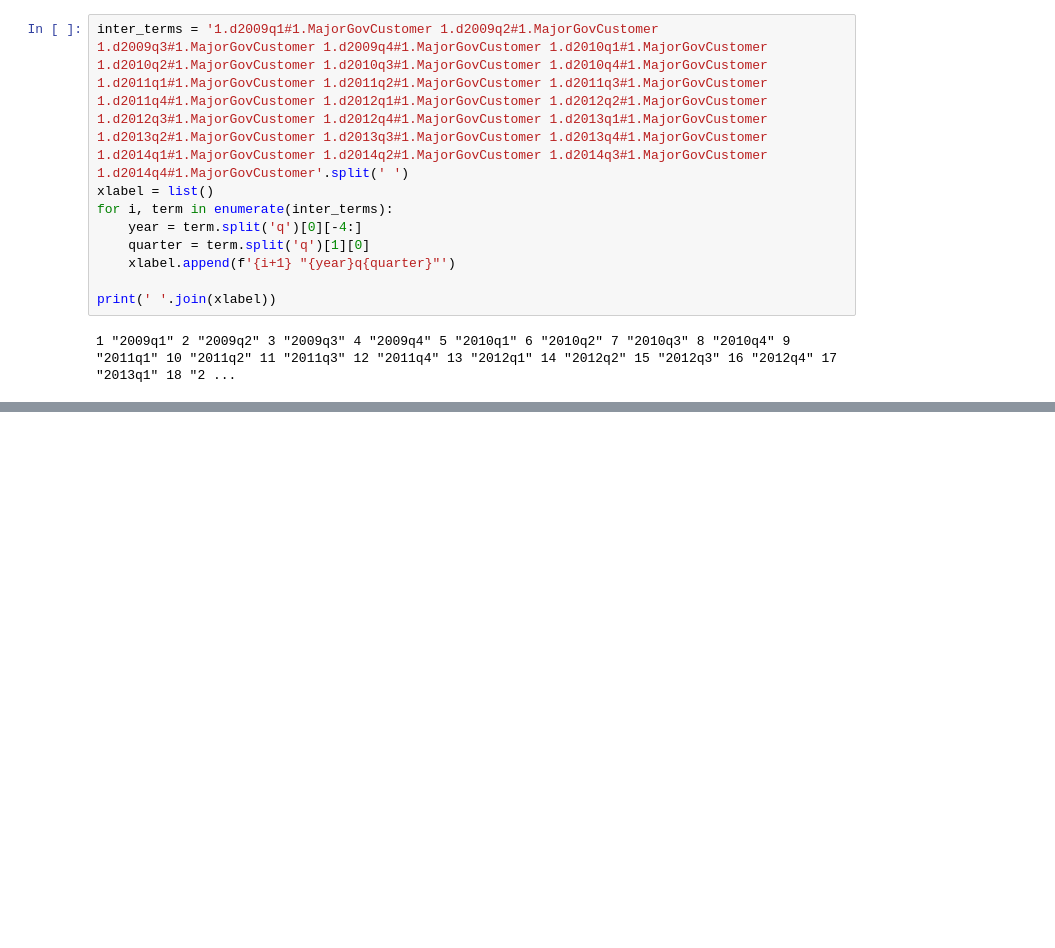
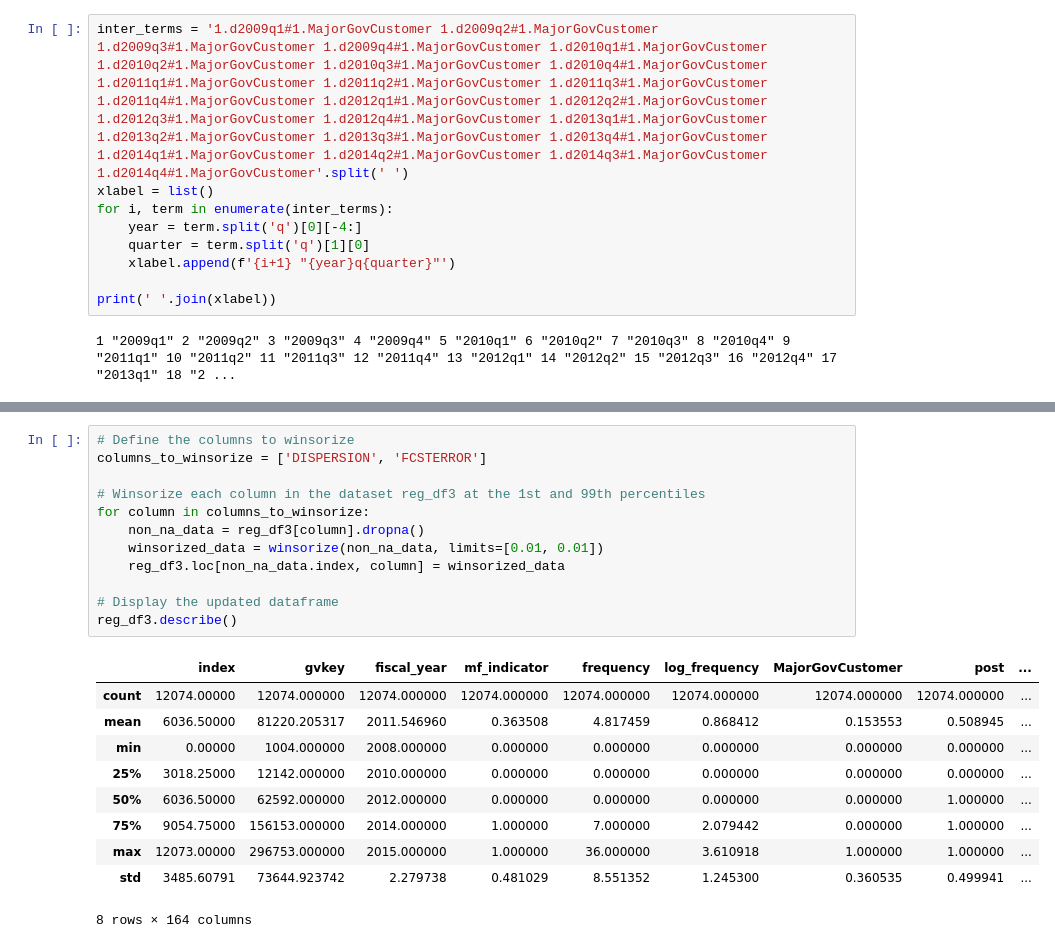
Before and after one commit to wangyouan/STOCKAct, a Jupyter notebook: Notebook/ConstructRegressionData.ipynb, the cells around one changed output, grey strips where cells are left out. Cells and saved outputs as stored; diff of their text form; blank space fills up the shorter version.

```diff
--- a/Notebook/ConstructRegressionData.ipynb
+++ b/Notebook/ConstructRegressionData.ipynb
@@ -57,0 +113,23 @@ print(' '.join(xlabel))
+# %%
+# Define the columns to winsorize
+columns_to_winsorize = ['DISPERSION', 'FCSTERROR']
+
+# Winsorize each column in the dataset reg_df3 at the 1st and 99th percentiles
+for column in columns_to_winsorize:
+    non_na_data = reg_df3[column].dropna()
+    winsorized_data = winsorize(non_na_data, limits=[0.01, 0.01])
+    reg_df3.loc[non_na_data.index, column] = winsorized_data
+
+# Display the updated dataframe
+reg_df3.describe()
+# %% [output]
+|  | index | gvkey | fiscal_year | mf_indicator | frequency | log_frequency | MajorGovCustomer | post | ... |
+| count | 12074.00000 | 12074.000000 | 12074.000000 | 12074.000000 | 12074.000000 | 12074.000000 | 12074.000000 | 12074.000000 | ... |
+| mean | 6036.50000 | 81220.205317 | 2011.546960 | 0.363508 | 4.817459 | 0.868412 | 0.153553 | 0.508945 | ... |
+| min | 0.00000 | 1004.000000 | 2008.000000 | 0.000000 | 0.000000 | 0.000000 | 0.000000 | 0.000000 | ... |
+| 25% | 3018.25000 | 12142.000000 | 2010.000000 | 0.000000 | 0.000000 | 0.000000 | 0.000000 | 0.000000 | ... |
+| 50% | 6036.50000 | 62592.000000 | 2012.000000 | 0.000000 | 0.000000 | 0.000000 | 0.000000 | 1.000000 | ... |
+| 75% | 9054.75000 | 156153.000000 | 2014.000000 | 1.000000 | 7.000000 | 2.079442 | 0.000000 | 1.000000 | ... |
+| max | 12073.00000 | 296753.000000 | 2015.000000 | 1.000000 | 36.000000 | 3.610918 | 1.000000 | 1.000000 | ... |
+| std | 3485.60791 | 73644.923742 | 2.279738 | 0.481029 | 8.551352 | 1.245300 | 0.360535 | 0.499941 | ... |
+8 rows × 164 columns
```
Also changed, not shown: parts of 12 cells of this notebook, 3 other files.
